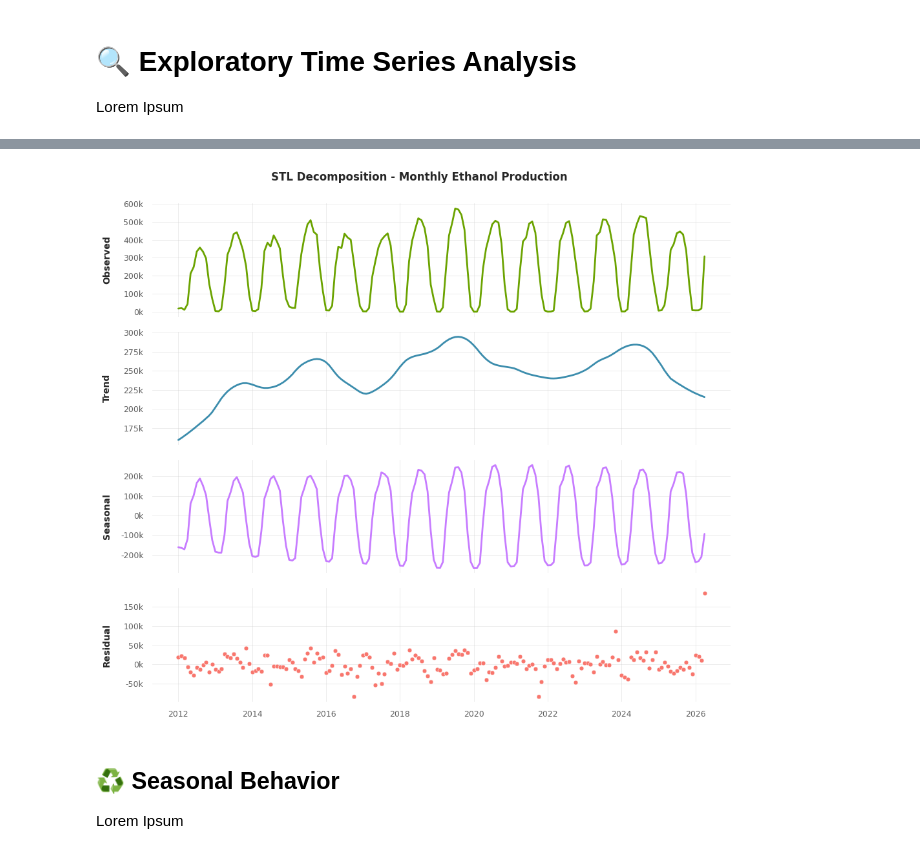
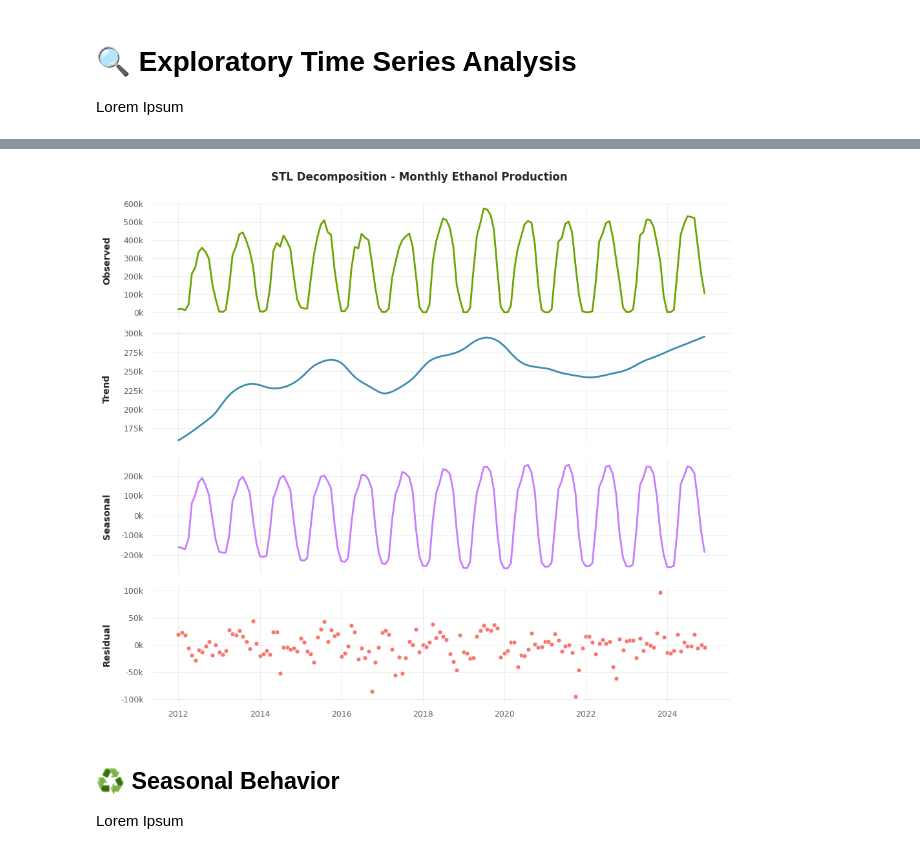
Before and after one commit to matt-ritton/ts.ethanol-production, a Jupyter notebook: ethanol-production.ipynb, the cells around one changed output, grey strips where cells are left out. Saved outputs shown, nothing was run; the diff lists cells and outputs as text; code cells hidden in the pictures.

```diff
--- a/ethanol-production.ipynb
+++ b/ethanol-production.ipynb
@@ -39,7 +44 @@ SUGARCANE.csv       100%[===================>]  64.39K  --.-KB/s    in 0.001s
-# %%
-# Seaborn theme
-sns.set_theme(
-    style="whitegrid",
-    context="notebook"
-)
 # %%
@@ -79,0 +56,29 @@ serie = df['Production'].astype(float)
+# %%
+# ------------------------------------------------------------
+# Data preparation
+# ------------------------------------------------------------
+
+df = pd.read_csv('ETHANOL.csv', parse_dates=['Date'])
+
+# Set the date as the dataset index
+df = df.set_index('Date').sort_index()
+df.index.freq = 'MS'
+
+serie = df['Production'].astype(float)
+
+# Drop 2026 months
+serie = serie[serie.index <= '2025-12-01']
+
+# ------------------------------------------------------------
+# Train-test split
+# ------------------------------------------------------------
+
+forecast_horizon = 12
+
+train = serie.iloc[:-forecast_horizon]
+test = serie.iloc[-forecast_horizon:]
+
+print("Minas Gerais Ethanol Production")
+print(f"Full series : {serie.index.min():%Y-%m} to {serie.index.max():%Y-%m} ({len(serie)} obs)")
+print(f"Training    : {train.index.min():%Y-%m} to {train.index.max():%Y-%m} ({len(train)} obs)")
+print(f"Testing     : {test.index.min():%Y-%m} to {test.index.max():%Y-%m} ({len(test)} obs)")
@@ -151,12 +161,12 @@ plt.show()
 # %%
 # ------------------------------------------------------------
-# Time Series Decomposition
+# Time Series Decomposition (training set)
 # ------------------------------------------------------------
-stl = STL(serie, period=12, robust=True)
+stl = STL(train, period=12, robust=True)
 res = stl.fit()
 
 # Plotting decomposition
-observed = serie
+observed = train
 trend = res.trend
 seasonal = res.seasonal
 residual = res.resid
@@ -172,34 +182,34 @@ component_data = [
 
 for ax, (series, label, color) in zip(axes, component_data):
 
     if label == "Residual":
       sns.scatterplot(x=series.index, y=series.values, ax=ax, color=color, s=24)
     else:
       sns.lineplot(x=series.index, y=series.values, ax=ax, linewidth=2.0, color=color)
 
     fig.suptitle(f"STL Decomposition - Monthly Ethanol Production", fontsize=12, fontweight="semibold", y=0.96)
 
     ax.set_ylabel(label, **label_style)
     ax.yaxis.set_label_coords(-0.07, 0.5)
     ax.yaxis.set_major_formatter(plt.FuncFormatter(lambda x, _: f'{x/1e3:.0f}k'))
 
     ax.grid(True, which="major", **grid_style)
 
     ax.tick_params(axis='both', which="both", **tick_style)
 
     for spine in ax.spines.values():
           spine.set_visible(False)
 
 ## Hide X axis label in upper panels
 for ax in axes[:-1]:
     ax.set_xlabel("")
 
 axes[-1].set_xlabel("")
 
 plt.tight_layout(rect=[0, 0, 1, 0.97])
 plt.show()
 # %% [output]
-[figure, old version]
+[figure, new version]
 # %% [markdown]
 ## ♻ Seasonal Behavior
 
```
Also changed, not shown: parts of 30 cells of this notebook.
